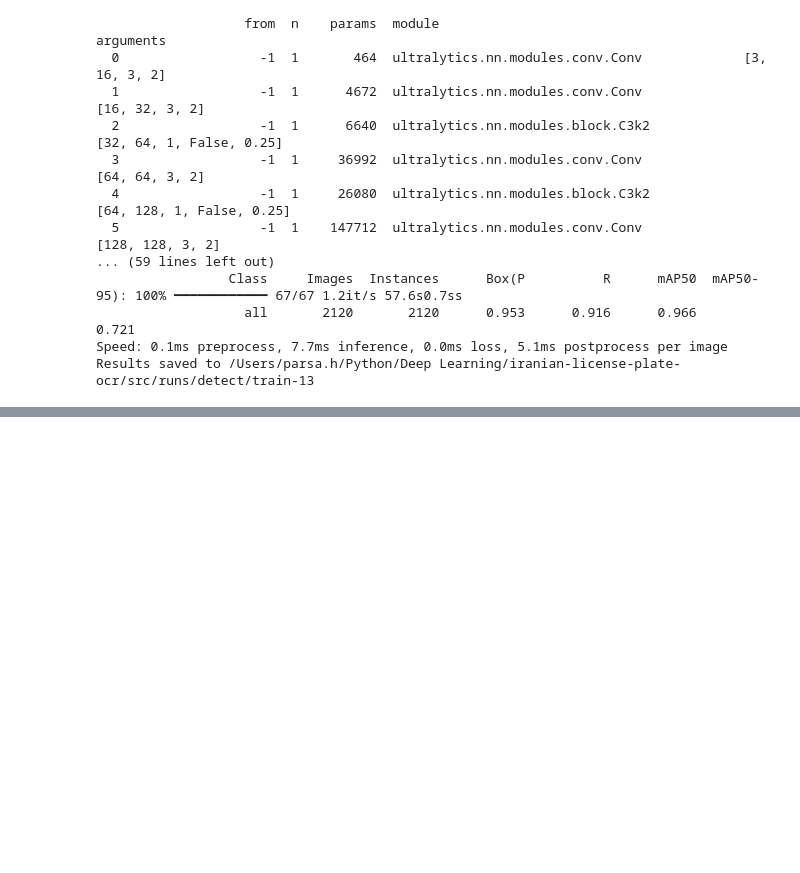
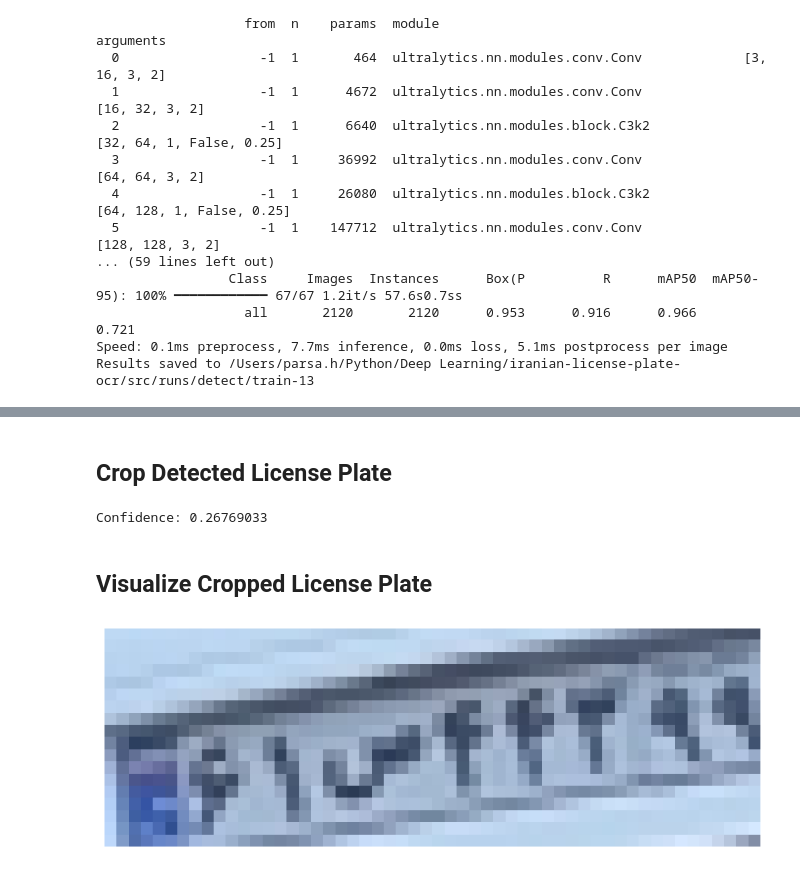
Before and after one commit to Parsa383/iranian-license-plate-ocr, a Jupyter notebook: src/train_plate_detector.ipynb, the cells around one changed output, grey strips where cells are left out. Drawn from its saved outputs; the diff is of its cells as text; code cells hidden in the pictures; blank space fills up the shorter version.

```diff
--- a/src/train_plate_detector.ipynb
+++ b/src/train_plate_detector.ipynb
@@ -327,0 +398,40 @@ Results saved to /Users/parsa.h/Python/Deep Learning/iranian-license-plate-ocr/s
+# %% [markdown]
+## Crop Detected License Plate
+# %%
+image = cv2.imread(test_image)
+
+boxes = result.boxes.xyxy.cpu().numpy()
+confidences = result.boxes.conf.cpu().numpy()
+
+plate_crops = []
+
+for box, confidence in zip(boxes, confidences):
+    xmin, ymin, xmax, ymax = map(int, box)
+
+    plate_crop = image[
+        ymin:ymax,
+        xmin:xmax
+    ]
+
+    plate_crops.append(plate_crop)
+
+    print("Confidence:", confidence)
+# %% [output]
+Confidence: 0.26769033
+# %% [markdown]
+## Visualize Cropped License Plate
+# %%
+plt.figure(figsize=(10, 4))
+
+for i, plate_crop in enumerate(plate_crops):
+    plt.subplot(1, len(plate_crops), i + 1)
+
+    plt.imshow(
+        cv2.cvtColor(plate_crop, cv2.COLOR_BGR2RGB)
+    )
+
+    plt.axis("off")
+
+plt.show()
+# %% [output]
+[figure, added]
```
Also changed, not shown: parts of 14 cells of this notebook.
